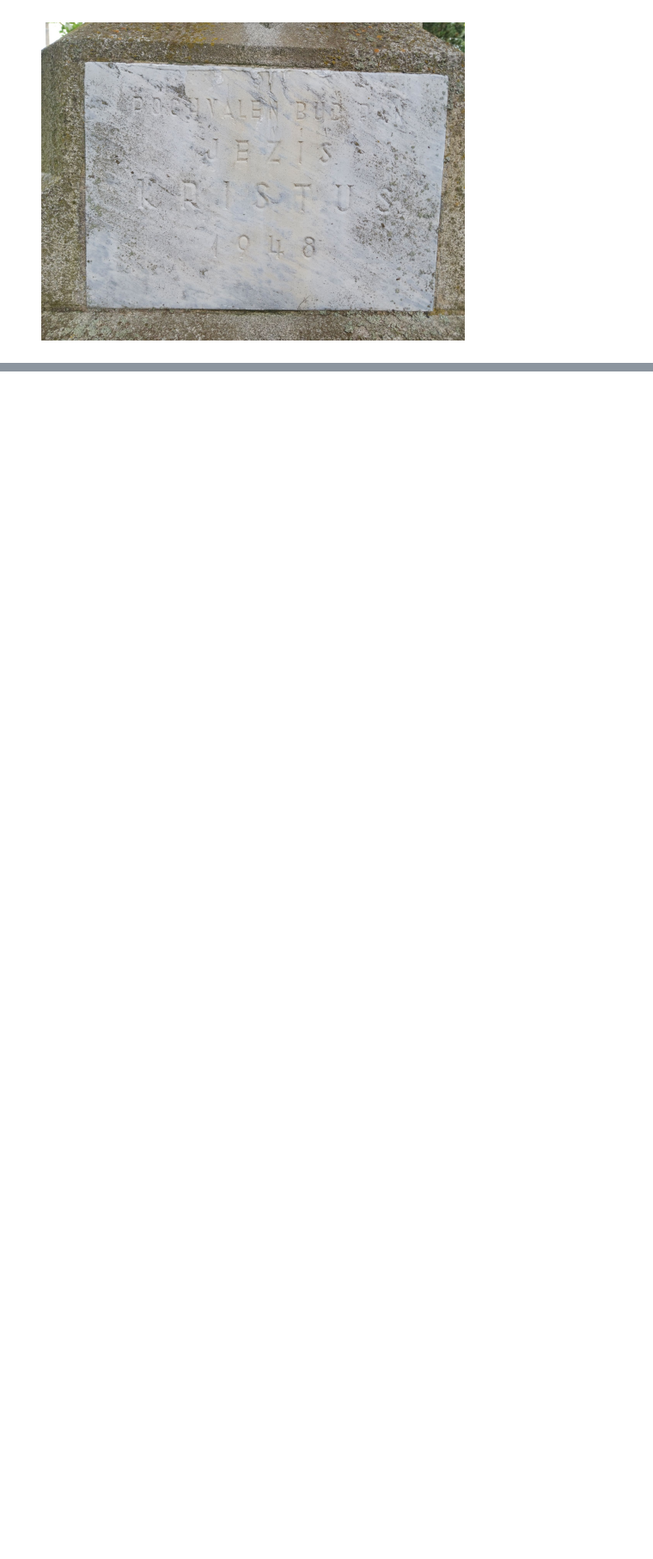
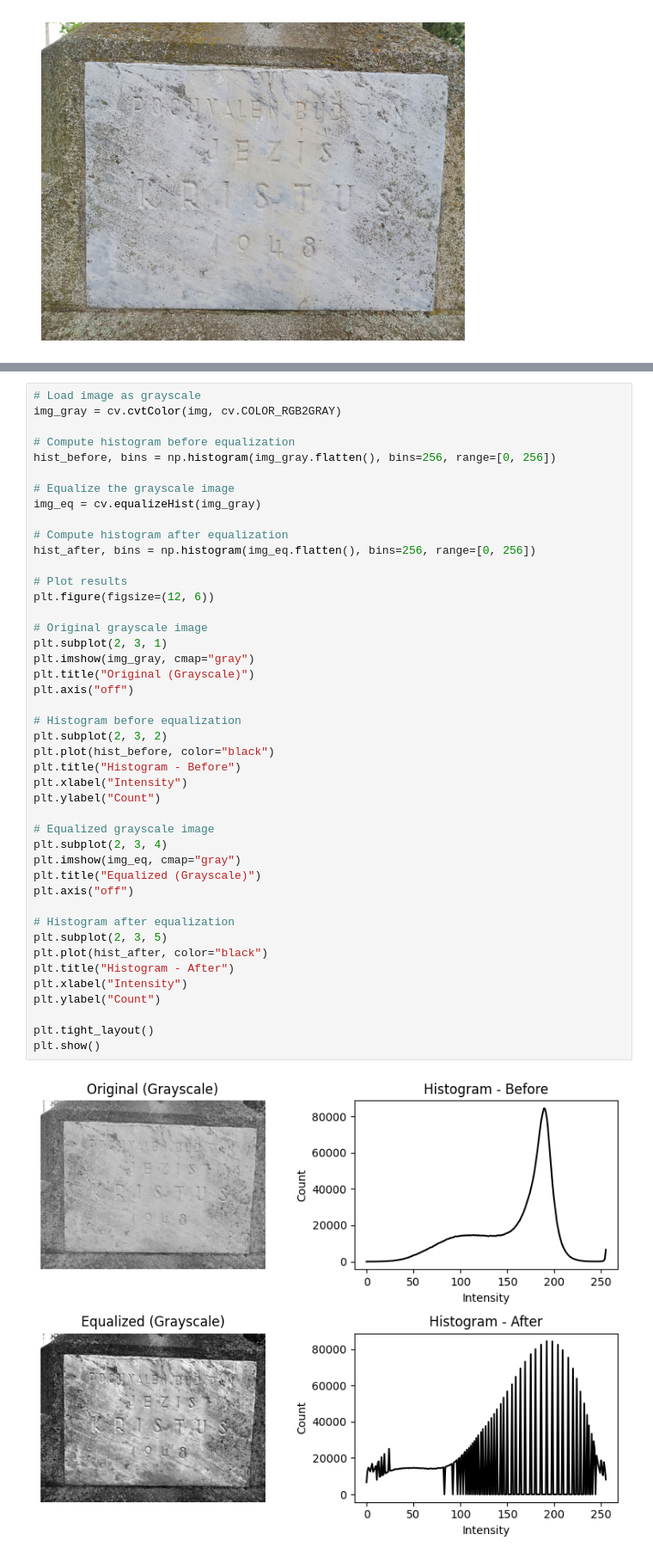
Before and after one commit to CVUT-FS-12110/Machine-Perception-and-Image-Analysis, a Jupyter notebook: src/histograms/histograms.ipynb, the cells around one changed output, grey strips where cells are left out. Shown at 86% size. Cells and saved outputs as stored; diff of their text form; blank space fills up the shorter version.

Commit message:
histogram notebook improved

```diff
--- a/src/histograms/histograms.ipynb
+++ b/src/histograms/histograms.ipynb
@@ -32,0 +33,46 @@ plt.show()
+# %%
+# Load image as grayscale
+img_gray = cv.cvtColor(img, cv.COLOR_RGB2GRAY)
+
+# Compute histogram before equalization
+hist_before, bins = np.histogram(img_gray.flatten(), bins=256, range=[0, 256])
+
+# Equalize the grayscale image
+img_eq = cv.equalizeHist(img_gray)
+
+# Compute histogram after equalization
+hist_after, bins = np.histogram(img_eq.flatten(), bins=256, range=[0, 256])
+
+# Plot results
+plt.figure(figsize=(12, 6))
+
+# Original grayscale image
+plt.subplot(2, 3, 1)
+plt.imshow(img_gray, cmap="gray")
+plt.title("Original (Grayscale)")
+plt.axis("off")
+
+# Histogram before equalization
+plt.subplot(2, 3, 2)
+plt.plot(hist_before, color="black")
+plt.title("Histogram - Before")
+plt.xlabel("Intensity")
+plt.ylabel("Count")
+
+# Equalized grayscale image
+plt.subplot(2, 3, 4)
+plt.imshow(img_eq, cmap="gray")
+plt.title("Equalized (Grayscale)")
+plt.axis("off")
+
+# Histogram after equalization
+plt.subplot(2, 3, 5)
+plt.plot(hist_after, color="black")
+plt.title("Histogram - After")
+plt.xlabel("Intensity")
+plt.ylabel("Count")
+
+plt.tight_layout()
+plt.show()
+# %% [output]
+[figure, added]
```
Also changed, not shown: parts of 2 cells of this notebook.
